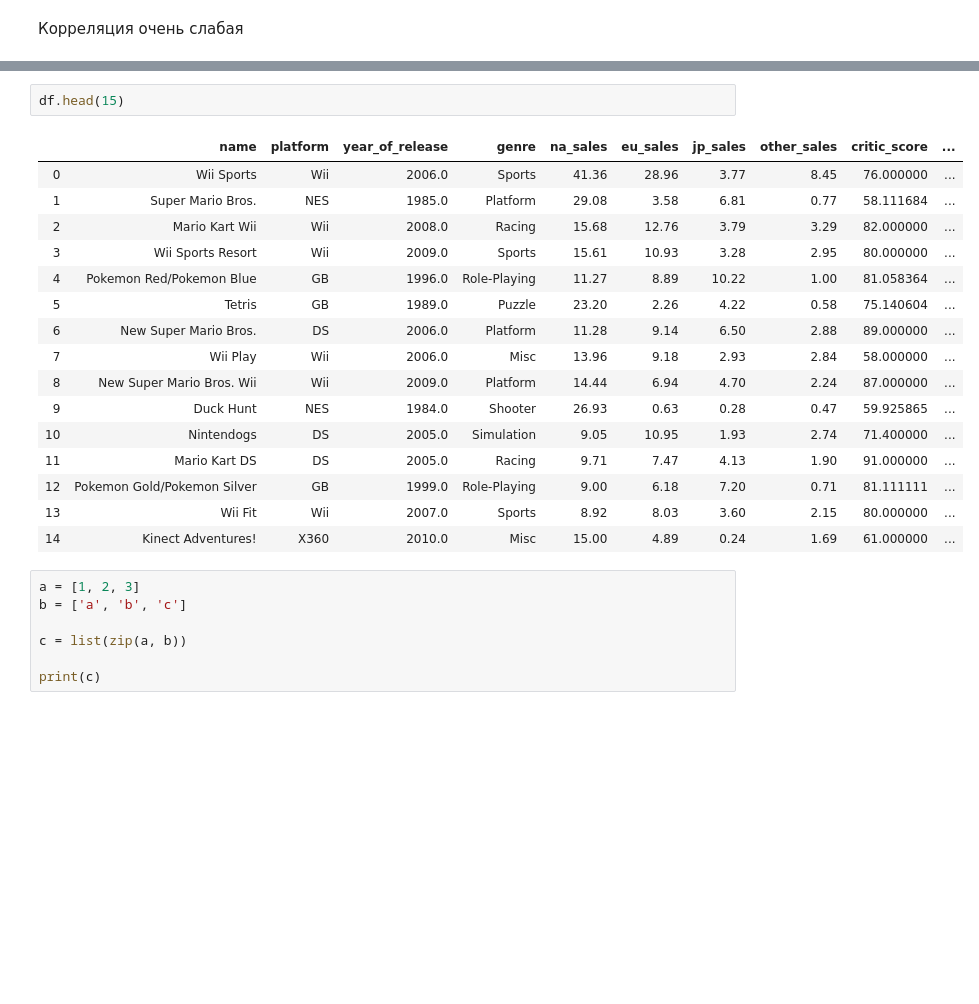
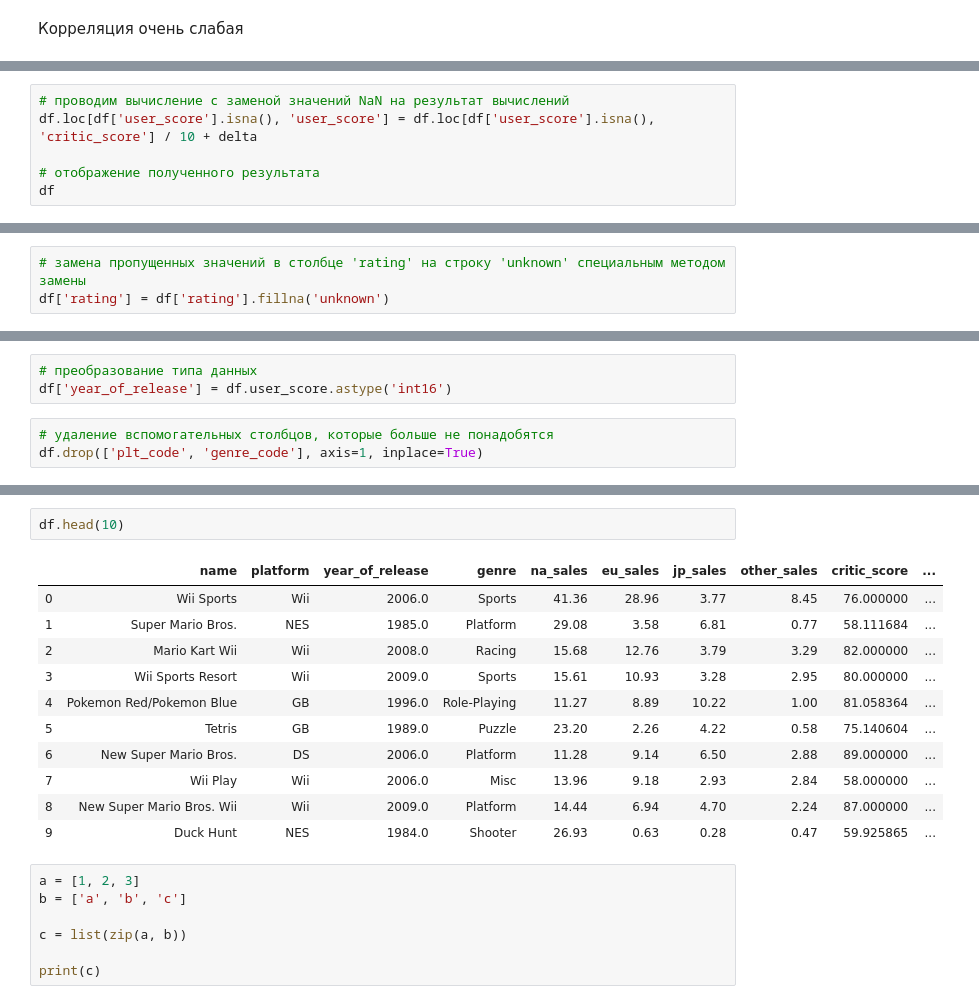
Before and after one commit to nktnlx/data_analysis_portfolio, a Jupyter notebook: video_games_sales.ipynb, the cells around one changed output, grey strips where cells are left out. Cells and saved outputs as stored; diff of their text form; blank space fills up the shorter version.

```diff
--- a/video_games_sales.ipynb
+++ b/video_games_sales.ipynb
@@ -1181,0 +1109,6 @@ df.shape
+# %%
+# проводим вычисление с заменой значений NaN на результат вычислений
+df.loc[df['user_score'].isna(), 'user_score'] = df.loc[df['user_score'].isna(), 'critic_score'] / 10 + delta
+
+# отображение полученного результата
+df
@@ -1181,0 +1154,3 @@ df.shape
+# %%
+# замена пропущенных значений в столбце 'rating' на строку 'unknown' специальным методом замены
+df['rating'] = df['rating'].fillna('unknown')
@@ -1181,0 +1180,6 @@ df.shape
+# %%
+# преобразование типа данных
+df['year_of_release'] = df.user_score.astype('int16')
+# %%
+# удаление вспомогательных столбцов, которые больше не понадобятся
+df.drop(['plt_code', 'genre_code'], axis=1, inplace=True)
@@ -1182,22 +1253,17 @@ df.shape
 # %%
-df.head(15)
+df.head(10)
 # %% [output]
 |  | name | platform | year_of_release | genre | na_sales | eu_sales | jp_sales | other_sales | critic_score | ... |
 | 0 | Wii Sports | Wii | 2006.0 | Sports | 41.36 | 28.96 | 3.77 | 8.45 | 76.000000 | ... |
 | 1 | Super Mario Bros. | NES | 1985.0 | Platform | 29.08 | 3.58 | 6.81 | 0.77 | 58.111684 | ... |
 | 2 | Mario Kart Wii | Wii | 2008.0 | Racing | 15.68 | 12.76 | 3.79 | 3.29 | 82.000000 | ... |
 | 3 | Wii Sports Resort | Wii | 2009.0 | Sports | 15.61 | 10.93 | 3.28 | 2.95 | 80.000000 | ... |
 | 4 | Pokemon Red/Pokemon Blue | GB | 1996.0 | Role-Playing | 11.27 | 8.89 | 10.22 | 1.00 | 81.058364 | ... |
 | 5 | Tetris | GB | 1989.0 | Puzzle | 23.20 | 2.26 | 4.22 | 0.58 | 75.140604 | ... |
 | 6 | New Super Mario Bros. | DS | 2006.0 | Platform | 11.28 | 9.14 | 6.50 | 2.88 | 89.000000 | ... |
 | 7 | Wii Play | Wii | 2006.0 | Misc | 13.96 | 9.18 | 2.93 | 2.84 | 58.000000 | ... |
 | 8 | New Super Mario Bros. Wii | Wii | 2009.0 | Platform | 14.44 | 6.94 | 4.70 | 2.24 | 87.000000 | ... |
 | 9 | Duck Hunt | NES | 1984.0 | Shooter | 26.93 | 0.63 | 0.28 | 0.47 | 59.925865 | ... |
-| 10 | Nintendogs | DS | 2005.0 | Simulation | 9.05 | 10.95 | 1.93 | 2.74 | 71.400000 | ... |
-| 11 | Mario Kart DS | DS | 2005.0 | Racing | 9.71 | 7.47 | 4.13 | 1.90 | 91.000000 | ... |
-| 12 | Pokemon Gold/Pokemon Silver | GB | 1999.0 | Role-Playing | 9.00 | 6.18 | 7.20 | 0.71 | 81.111111 | ... |
-| 13 | Wii Fit | Wii | 2007.0 | Sports | 8.92 | 8.03 | 3.60 | 2.15 | 80.000000 | ... |
-| 14 | Kinect Adventures! | X360 | 2010.0 | Misc | 15.00 | 4.89 | 0.24 | 1.69 | 61.000000 | ... |
 # %%
 a = [1, 2, 3]
 b = ['a', 'b', 'c']
```
Also changed, not shown: parts of 65 cells of this notebook.
